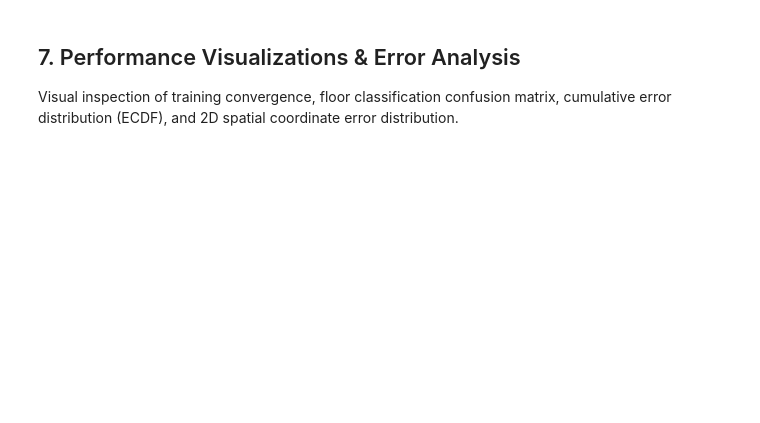
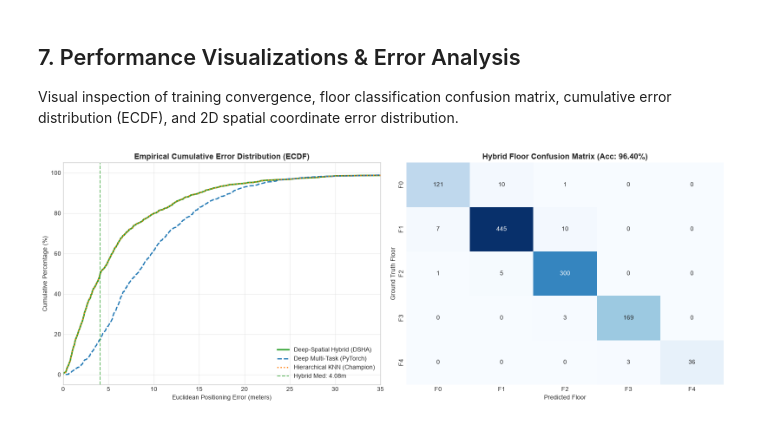
Before and after one commit to CosmicGalactus/Indoor_Location_Prediction, a Jupyter notebook: Notebooks/05_deep_multitask_and_hybrid.ipynb, the cells around one changed output. Cells and saved outputs as stored; diff of their text form; code cells hidden in the pictures; blank space fills up the shorter version.

```diff
--- a/Notebooks/05_deep_multitask_and_hybrid.ipynb
+++ b/Notebooks/05_deep_multitask_and_hybrid.ipynb
@@ -35,5 +35,5 @@ from src.hierarchical_knn import HierarchicalKNNPositioner
 from src.hybrid_positioner import DeepSpatialHybridPositioner
 
 plt.style.use('seaborn-v0_8-whitegrid' if 'seaborn-v0_8-whitegrid' in plt.style.available else 'default')
-DEVICE = torch.device('mps' if torch.backends.mps.is_available() else 'cpu')
+DEVICE = torch.device('cuda' if torch.cuda.is_available() else 'cpu')
 print(f'Execution Device: {DEVICE}')
@@ -41,8 +43,19 @@ print(f'Execution Device: {DEVICE}')
 ## 2. Dataset Ingestion & Coordinate Standardization
 We load the preprocessed active WAPs ($N=465$) and standardize the continuous Cartesian coordinates ($Latitude, Longitude$) to unit variance for numerically stable multi-task gradient descent.
 # %%
-data_path = '../Datasets/processed/preprocessed_wifi_data.joblib' if os.path.exists('../Datasets/processed') else 'Datasets/processed/preprocessed_wifi_data.joblib'
-data = joblib.load(data_path)
+# Load preprocessed datasets (with fallback generation if running on a fresh clone)
+data_path = '../Datasets/processed/preprocessed_wifi_data.joblib' if os.path.exists('../Datasets/processed/preprocessed_wifi_data.joblib') else 'Datasets/processed/preprocessed_wifi_data.joblib'
+if not os.path.exists(data_path):
+    print('Preprocessed data not found on disk. Generating now...')
+    from src.data_preprocessing import WiFiDataPreprocessor
+    raw_dir = '../Datasets/raw' if os.path.exists('../Datasets/raw') else 'Datasets/raw'
+    out_dir = '../Datasets/processed' if os.path.exists('../Datasets') else 'Datasets/processed'
+    os.makedirs(out_dir, exist_ok=True)
+    preprocessor = WiFiDataPreprocessor(data_dir=raw_dir)
+    data = preprocessor.run_pipeline(save_path=os.path.join(out_dir, 'preprocessed_wifi_data.joblib'))
+else:
+    data = joblib.load(data_path)
+
 n_waps = len(data['active_waps'])
 
 X_train_waps = data['X_train'][:, :n_waps]
@@ -169,26 +222,30 @@ Visual inspection of training convergence, floor classification confusion matrix
 # %%
 fig, axes = plt.subplots(1, 2, figsize=(16, 6))
 
 # Plot 1: ECDF Comparison
+hknn_errors = hybrid_data['hknn_metrics']['coord_errors']
 p = np.linspace(0, 100, len(hy_errors))
+
 axes[0].plot(np.sort(hy_errors), p, label='Deep-Spatial Hybrid (DSHA)', color='#2ca02c', lw=2.5)
 axes[0].plot(np.sort(dl_errors), p, label='Deep Multi-Task (PyTorch)', color='#1f77b4', lw=2, linestyle='--')
-axes[0].plot(np.sort(hybrid_preds['hknn_only']['coords']), p, label='Hierarchical KNN', color='#ff7f0e', lw=2, linestyle=':')
+axes[0].plot(np.sort(hknn_errors), p, label='Hierarchical KNN (Champion)', color='#ff7f0e', lw=2, linestyle=':')
 axes[0].axvline(np.median(hy_errors), color='#2ca02c', linestyle='--', alpha=0.7, label=f'Hybrid Med: {np.median(hy_errors):.2f}m')
 axes[0].set_xlim(0, 35)
 axes[0].set_title('Empirical Cumulative Error Distribution (ECDF)', fontsize=13, fontweight='bold')
 axes[0].set_xlabel('Euclidean Positioning Error (meters)')
 axes[0].set_ylabel('Cumulative Percentage (%)')
 axes[0].legend(loc='lower right')
 axes[0].grid(True, alpha=0.4)
 
 # Plot 2: Floor Confusion Matrix
 cm = confusion_matrix(y_val_floor, hybrid_preds['floor'])
 sns.heatmap(cm, annot=True, fmt='d', cmap='Blues', cbar=False, ax=axes[1],
             xticklabels=[f'F{i}' for i in range(5)], yticklabels=[f'F{i}' for i in range(5)])
 axes[1].set_title(f'Hybrid Floor Confusion Matrix (Acc: {hy_floor_acc:.2f}%)', fontsize=13, fontweight='bold')
 axes[1].set_xlabel('Predicted Floor')
 axes[1].set_ylabel('Ground Truth Floor')
 
 plt.tight_layout()
 plt.show()
+# %% [output]
+[figure, added]
```
Also changed, not shown: parts of 7 cells of this notebook, 14 other files.
